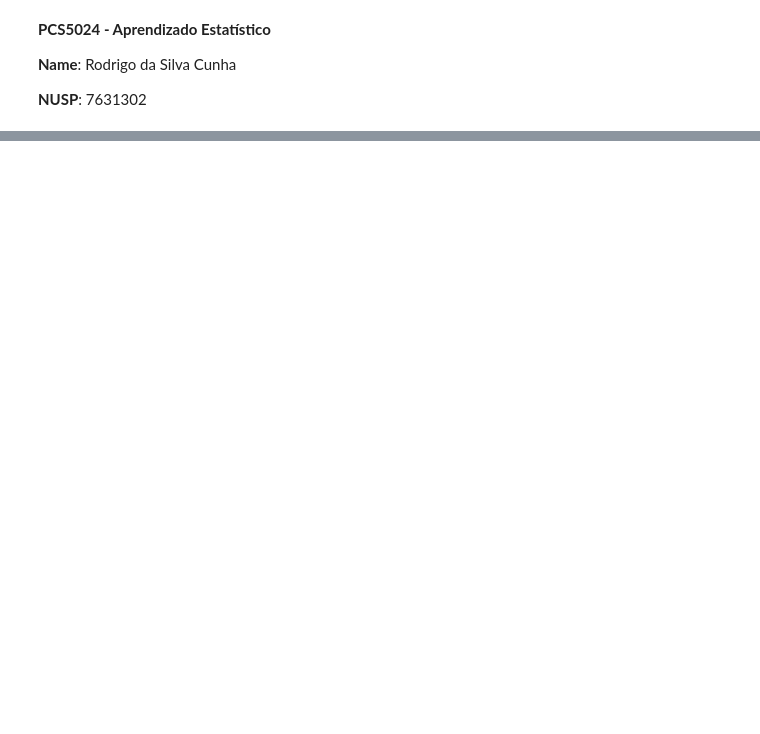
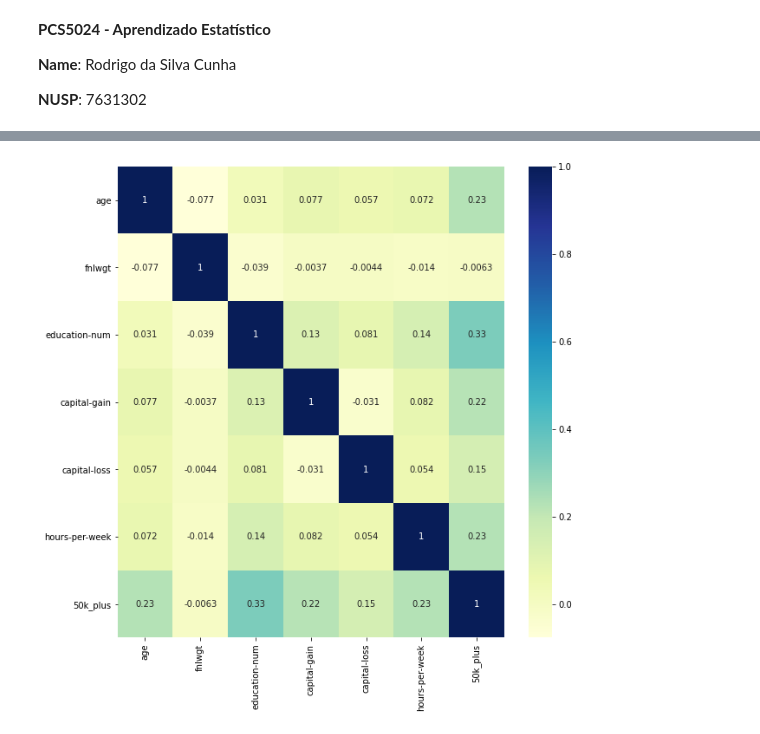
Before and after one commit to rodra-go/adult, a Jupyter notebook: notebooks/1 - Building Classifiers for Adult Dataset.ipynb, the cells around one changed output, grey strips where cells are left out. Saved outputs shown, nothing was run; the diff lists cells and outputs as text; code cells hidden in the pictures; blank space fills up the shorter version.

```diff
--- a/notebooks/1 - Building Classifiers for Adult Dataset.ipynb
+++ b/notebooks/1 - Building Classifiers for Adult Dataset.ipynb
@@ -23,0 +96,24 @@ def prepare_adult_data(train_data, test_data):
+# %%
+import pandas as pd
+import seaborn as sn
+import numpy as np
+import matplotlib.pyplot as plt
+
+# Select numerical features
+num = eda_data[['age','fnlwgt','education-num','capital-gain','capital-loss','hours-per-week','50k_plus']]
+
+# Normalizing the income feature (remove dots and spaces)
+eda_data['50k_plus'] = eda_data['income'].str.replace('.','')
+eda_data['50k_plus'] = eda_data['income'].str.replace(' ','')
+
+# Mapping classes to 0 and 1
+num = num.replace(to_replace=['<=50K', '>50K',], value=[0,1])
+
+# Plot correlation matrix
+corrMatrix = pd.DataFrame(np.corrcoef(num.values, rowvar=False), columns=num.columns, index=num.columns)
+fig, ax = plt.subplots(figsize=(10,10))
+sn.heatmap(corrMatrix,ax=ax, annot=True, cmap="YlGnBu")
+plt.yticks(rotation=0)
+plt.show()
+# %% [output]
+[figure, added]
```
Also changed, not shown: parts of 30 cells of this notebook, 1 other file.
